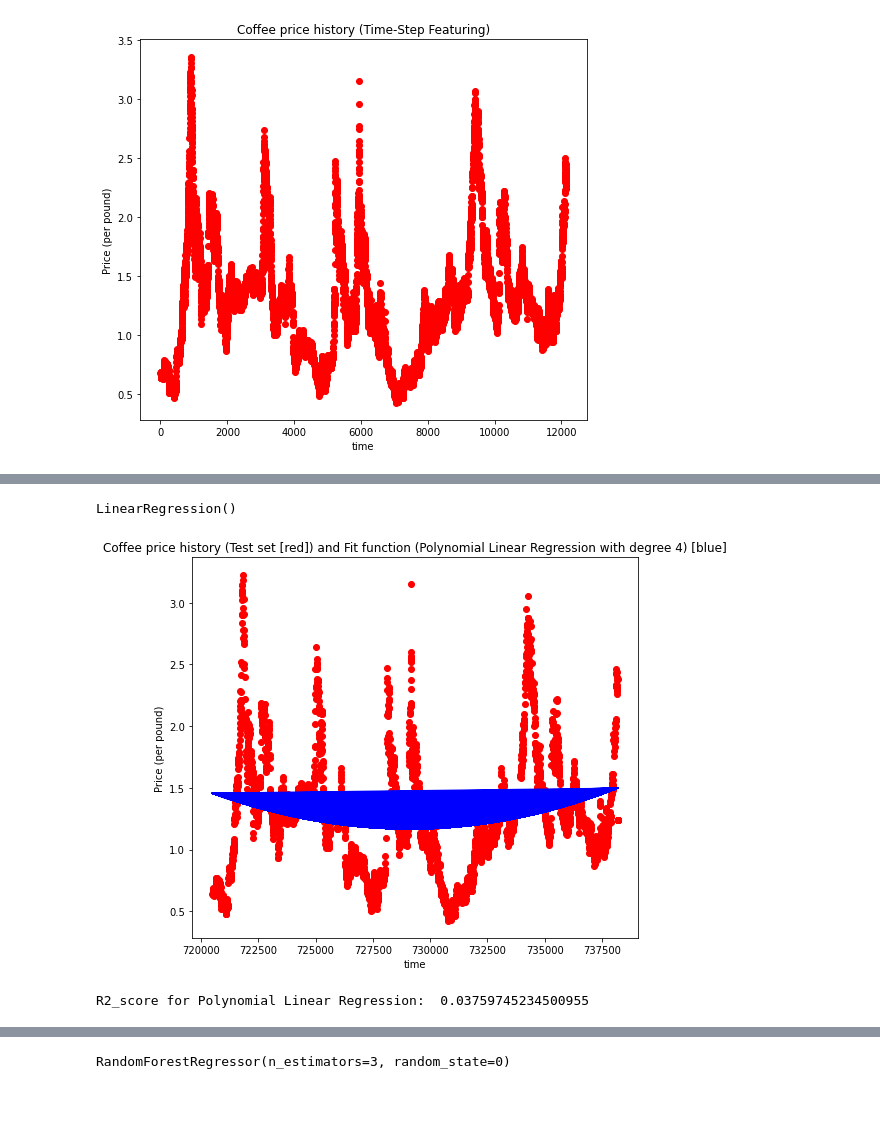
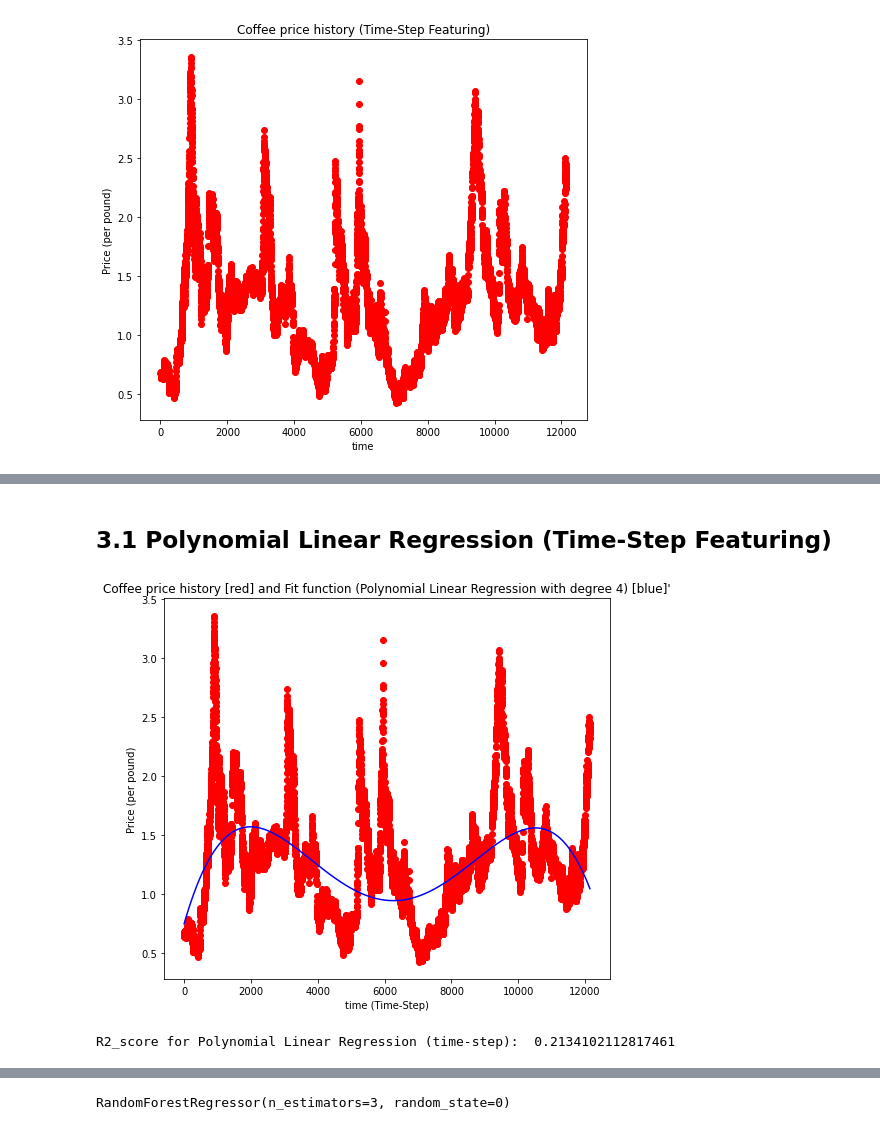
Before and after one commit to Pooya-Oladazimi/kaggle-codes, a Jupyter notebook: coffee_price_history/coffee-price.ipynb, the cells around one changed output, grey strips where cells are left out. Saved outputs shown, nothing was run; the diff lists cells and outputs as text; code cells hidden in the pictures; blank space fills up the shorter version.

```diff
--- a/coffee_price_history/coffee-price.ipynb
+++ b/coffee_price_history/coffee-price.ipynb
@@ -109,4 +132,0 @@ LinearRegression()
-# %%
-# make prediction with Linear Regrssion
-
-y_pred = lr_reg.predict(X_test)
@@ -142,5 +159,29 @@ R2_score for Simple Linear Regression:  0.0003317114344260075
+# %%
+def run_polynomial_reg(X, y, degree, plot_title, plot_x_label, plot_y_label):
+    # create Polynimial feature
+    poly_feature = PolynomialFeatures(degree=degree)
+    X_poly = poly_feature.fit_transform(X)
+    # fit the model
+    poly_model = LinearRegression()
+    poly_model.fit(X_poly, y)
+    # prediction
+    y_pred = poly_model.predict(X_poly)
+    # A glance at the data and fit function
+    plt.figure(figsize=(8,7))
+    plt.scatter(X_poly[:, 1], y, color="red")
+    plt.plot(X_poly[:, 1], y_pred, color="blue")
+    plt.title(plot_title)
+    plt.xlabel(plot_x_label)
+    plt.ylabel(plot_y_label)
+    plt.show()
+    r2 = r2_score(y, y_pred)
+    return r2
+# %% [markdown]
+## 3.1 Polynomial Linear Regression (Time-Step Featuring)
 # %%
-# create Polynimial feature
-
-poly_feature = PolynomialFeatures(degree=4)
-X_poly = poly_feature.fit_transform(X)
+x_label = "time (Time-Step)"
+y_label = "Price (per pound)"
+title = "Coffee price history [red] and Fit function (Polynomial Linear Regression with degree 4) [blue]'"
+plr_time_step_r2 =  run_polynomial_reg(X_time_f, y_time_f, 4, title, x_label, y_label)
+# %% [output]
+[figure, added]
@@ -151,27 +188,6 @@ X_train, X_test, y_train, y_test = train_test_split(X_poly, Y, test_size=1/3, ra
-# %%
-# fit the model
-
-poly_model = LinearRegression()
-poly_model.fit(X_train, y_train)
-# %% [output]
-LinearRegression()
-# %%
-# A glance at the data and fit function
-
-plt.figure(figsize=(8,7))
-plt.scatter(X_test[:, 1], y_test, color="red")
-plt.plot(X_train[:, 1], poly_model.predict(X_train), color="blue")
-plt.title('Coffee price history (Test set [red]) and Fit function (Polynomial Linear Regression with degree 4) [blue]')
-plt.xlabel('time')
-plt.ylabel('Price (per pound)')
-plt.show()
-# %% [output]
-[figure, removed]
-# %%
-# R2 core for Polynomial Linear Regression
-
-y_pred = poly_model.predict(X_test)
-plr_r2 = r2_score(y_test, y_pred)
-print("R2_score for Polynomial Linear Regression:  {}".format(plr_r2))
-# %% [output]
-R2_score for Polynomial Linear Regression:  0.03759745234500955
+# %%
+# R2 core
+
+print("R2_score for Polynomial Linear Regression (time-step):  {}".format(plr_time_step_r2))
+# %% [output]
+R2_score for Polynomial Linear Regression (time-step):  0.2134102112817461
```
Also changed, not shown: parts of 62 cells of this notebook.
